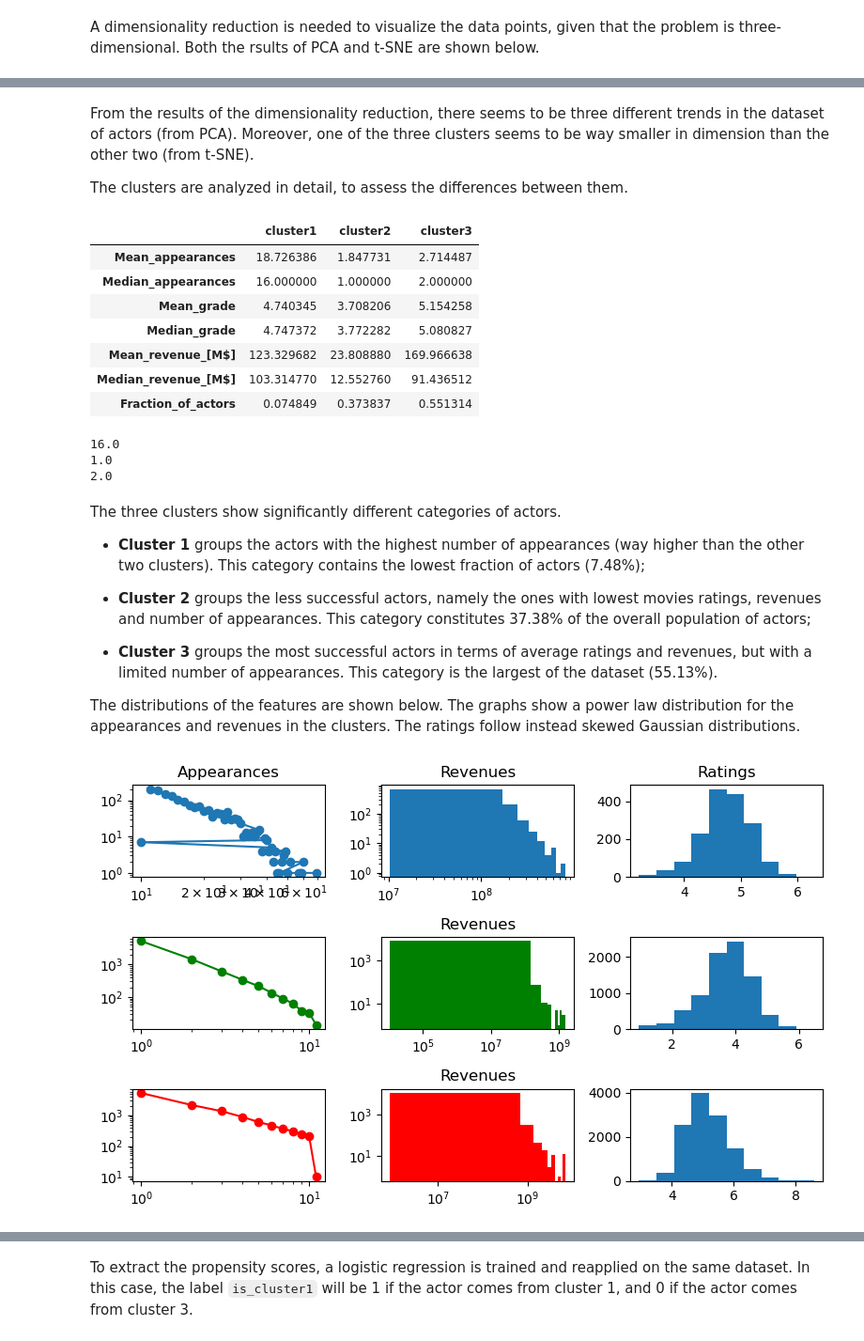
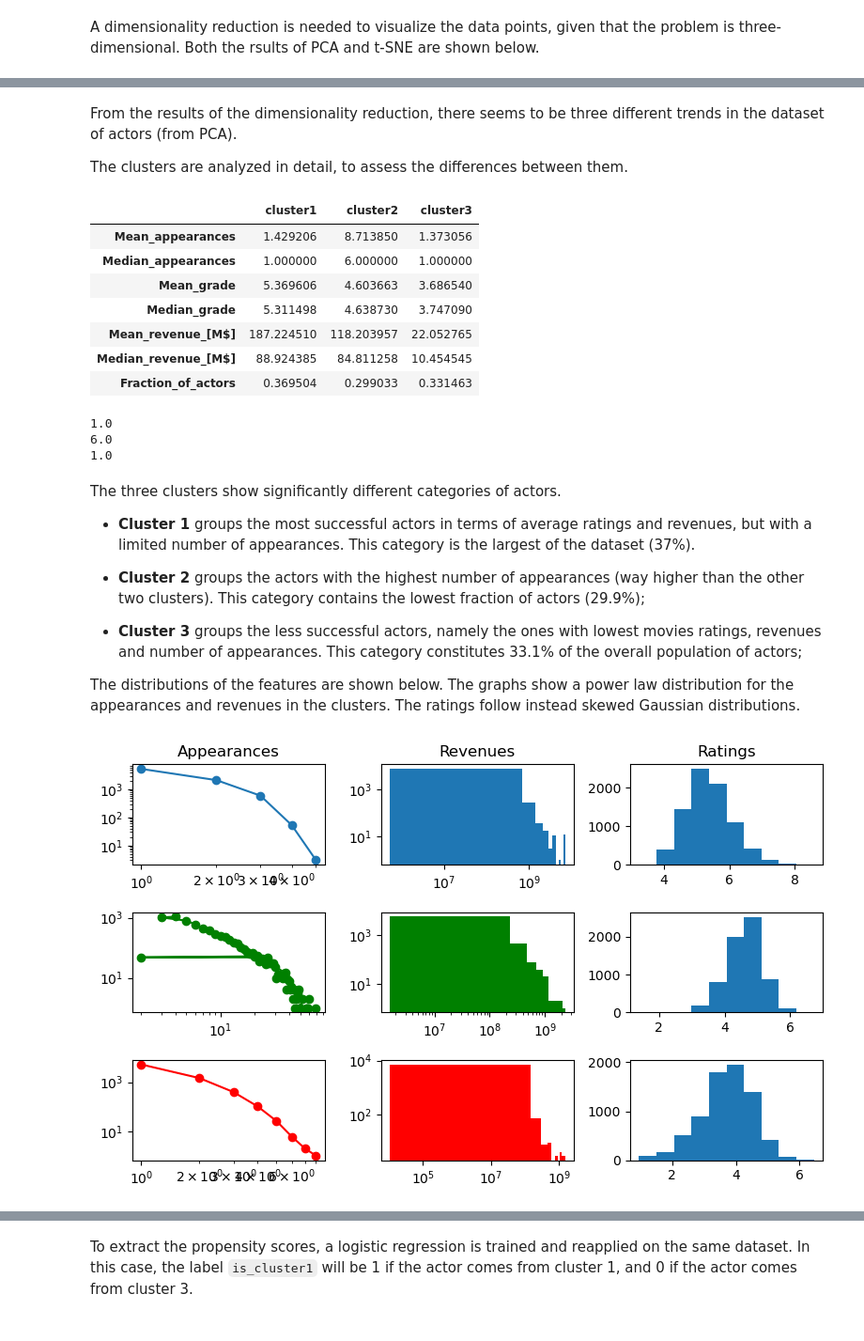
Before and after one commit to louisleger/ada-final-project, a Jupyter notebook: src/star_score.ipynb, the cells around one changed output, grey strips where cells are left out. Shown at 94% size. Cells and saved outputs as stored; diff of their text form; code cells hidden in the pictures.

```diff
--- a/src/star_score.ipynb
+++ b/src/star_score.ipynb
@@ -248,6 +239,7 @@ The chosen clustering method is k-means, given the distribution of such features
 #log because it's strongly skewed
 X = star_scores[{'rev_sum','grade_sum','appearances'}]
 X.rev_sum = X.rev_sum.apply('log')
+X.appearances = X.appearances.apply('log')
 # %%
 #standardize before clustering
 X['rev_sum'] = (X['rev_sum'] - X['rev_sum'].mean())/X['rev_sum'].std()
@@ -339,5 +331,5 @@ plt.show()
 # %% [markdown]
-From the results of the dimensionality reduction, there seems to be three different trends in the dataset of actors (from PCA). Moreover, one of the three clusters seems to be way smaller in dimension than the other two (from t-SNE).
+From the results of the dimensionality reduction, there seems to be three different trends in the dataset of actors (from PCA).
 
 The clusters are analyzed in detail, to assess the differences between them.
 # %%
@@ -366,29 +358,29 @@ pd.DataFrame({'cluster1': [k1.appearances.mean(),k1.appearances.median(),k1.grad
                     'Fraction_of_actors'])
 # %% [output]
 |  | cluster1 | cluster2 | cluster3 |
-| Mean_appearances | 18.726386 | 1.847731 | 2.714487 |
-| Median_appearances | 16.000000 | 1.000000 | 2.000000 |
-| Mean_grade | 4.740345 | 3.708206 | 5.154258 |
-| Median_grade | 4.747372 | 3.772282 | 5.080827 |
-| Mean_revenue_[M$] | 123.329682 | 23.808880 | 169.966638 |
-| Median_revenue_[M$] | 103.314770 | 12.552760 | 91.436512 |
-| Fraction_of_actors | 0.074849 | 0.373837 | 0.551314 |
+| Mean_appearances | 1.429206 | 8.713850 | 1.373056 |
+| Median_appearances | 1.000000 | 6.000000 | 1.000000 |
+| Mean_grade | 5.369606 | 4.603663 | 3.686540 |
+| Median_grade | 5.311498 | 4.638730 | 3.747090 |
+| Mean_revenue_[M$] | 187.224510 | 118.203957 | 22.052765 |
+| Median_revenue_[M$] | 88.924385 | 84.811258 | 10.454545 |
+| Fraction_of_actors | 0.369504 | 0.299033 | 0.331463 |
 # %%
 print(np.median(k1.appearances))
 print(np.median(k2.appearances))
 print(np.median(k3.appearances))
 # %% [output]
-16.0
 1.0
-2.0
+6.0
+1.0
 # %% [markdown]
 The three clusters show significantly different categories of actors.
 
-- **Cluster 1** groups the actors with the highest number of appearances (way higher than the other two clusters). This category contains the lowest fraction of actors (7.48%);
+- **Cluster 1** groups the most successful actors in terms of average ratings and revenues, but with a limited number of appearances. This category is the largest of the dataset (37%).
 
-- **Cluster 2** groups the less successful actors, namely the ones with lowest movies ratings, revenues and number of appearances. This category constitutes 37.38% of the overall population of actors;
+- **Cluster 2** groups the actors with the highest number of appearances (way higher than the other two clusters). This category contains the lowest fraction of actors (29.9%);
 
-- **Cluster 3** groups the most successful actors in terms of average ratings and revenues, but with a limited number of appearances. This category is the largest of the dataset (55.13%).
+- **Cluster 3** groups the less successful actors, namely the ones with lowest movies ratings, revenues and number of appearances. This category constitutes 33.1% of the overall population of actors;
 
 The distributions of the features are shown below. The graphs show a power law distribution for the appearances and revenues in the clusters. The ratings follow instead skewed Gaussian distributions.
 # %%
@@ -409,36 +401,34 @@ sbplt.hist(k1.rev_sum, bins=10, log=True)
 sbplt.set_title("Revenues")
 sbplt.set_xscale('log')
 
 sbplt = ax[0,2]
 sbplt.hist(k1.grade_sum, bins=10)
 sbplt.set_title('Ratings')
 
 sbplt = ax[1,0]
 sbplt.loglog(k2_app.index,k2_app.values,'-o',color='g')
 
 sbplt = ax[1,1]
 sbplt.hist(k2.rev_sum, bins=10, log=True,color='g')
-sbplt.set_title("Revenues")
 sbplt.set_xscale('log')
 
 sbplt = ax[1,2]
 sbplt.hist(k2.grade_sum, bins=10)
 
 sbplt = ax[2,0]
 sbplt.loglog(k3_app.index,k3_app.values,'-o',color='r')
 
 sbplt = ax[2,1]
 sbplt.hist(k3.rev_sum, bins=10, log=True,color='r')
-sbplt.set_title("Revenues")
 sbplt.set_xscale('log')
 
 sbplt = ax[2,2]
 sbplt.hist(k3.grade_sum, bins=10)
 
 fig.tight_layout()
 plt.show()
 # %% [output]
-[figure, old version]
+[figure, new version]
 # %% [markdown]
 Intuitively, it may seem that the number of appearances is not significantly related with success (in terms of movie ratings and revenues). However, given our knowledge of observational studies, the possible presence of confounders must be taken into account. Indeed, unobserved covariates, such as the affinity of actors towards specific genres, or the preferences of directors towards specific actors could bias the output of the study.
 
```
Also changed, not shown: parts of 21 cells of this notebook.
